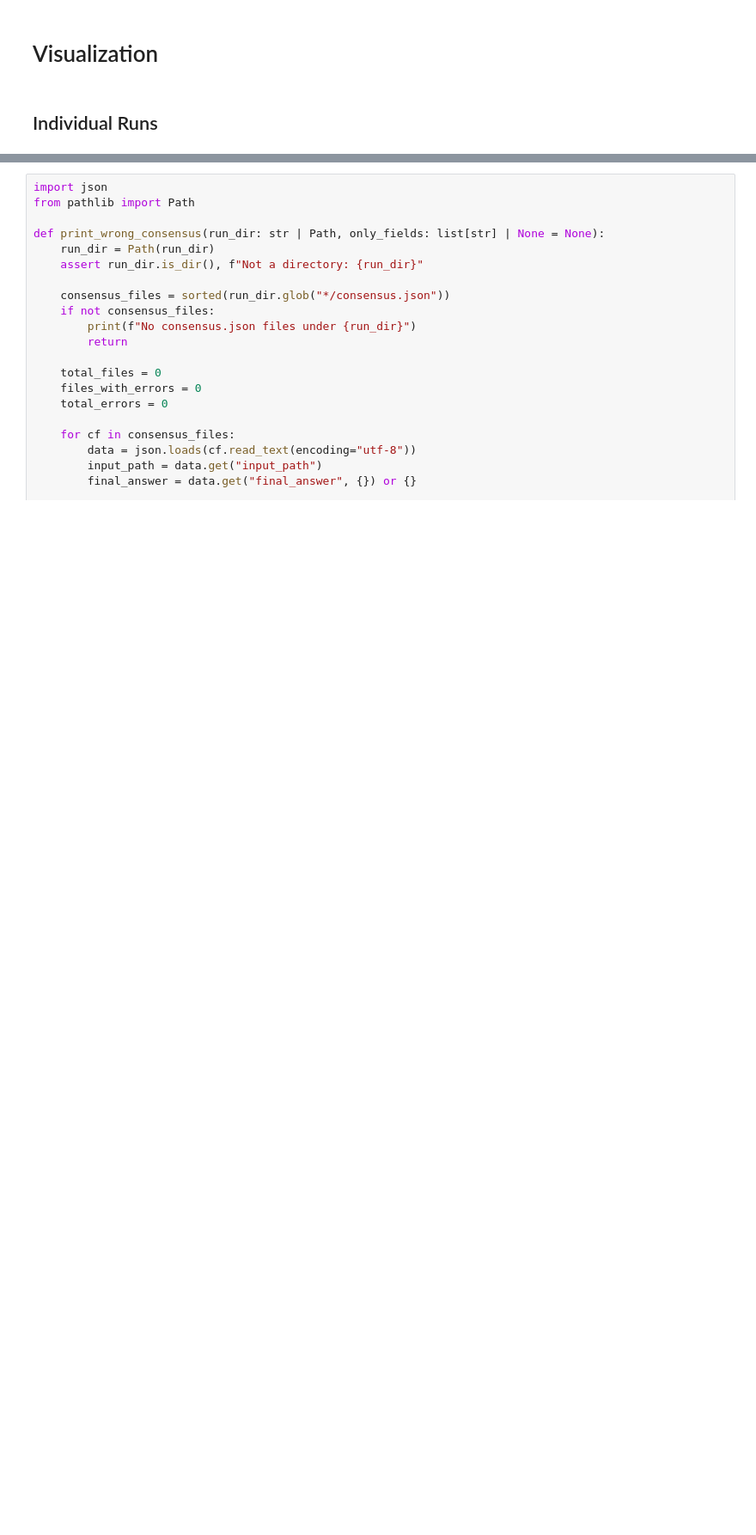
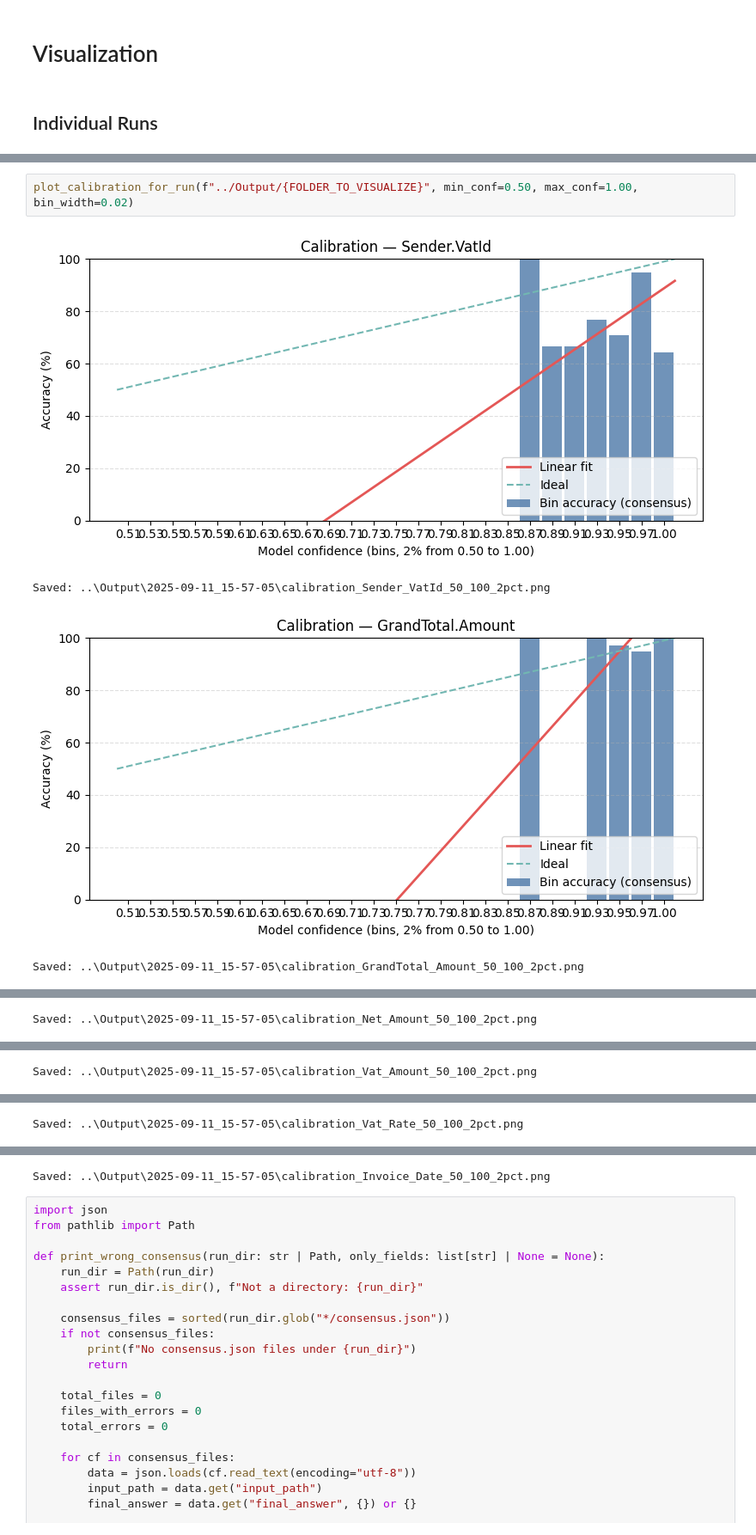
Before and after one commit to blumatix/bludelta-confidence-scores, a Jupyter notebook: Code/LLM-as-a-judge.ipynb, the cells around one changed output, grey strips where cells are left out. Shown: that part at 86% size. Cells and saved outputs as stored; diff of their text form; blank space fills up the shorter version.

Commit message:
Add modular window display for plots

```diff
--- a/Code/LLM-as-a-judge.ipynb
+++ b/Code/LLM-as-a-judge.ipynb
@@ -865,0 +833,7 @@ Saved: ..\Output\2025-09-11_15-57-05\calibration_Invoice_Date_90_100_1pct.png
+# %%
+plot_calibration_for_run(f"../Output/{FOLDER_TO_VISUALIZE}", min_conf=0.50, max_conf=1.00, bin_width=0.02)
+# %% [output]
+[figure, added]
+Saved: ..\Output\2025-09-11_15-57-05\calibration_Sender_VatId_50_100_2pct.png
+[figure, added]
+Saved: ..\Output\2025-09-11_15-57-05\calibration_GrandTotal_Amount_50_100_2pct.png
@@ -865,0 +841 @@ Saved: ..\Output\2025-09-11_15-57-05\calibration_Invoice_Date_90_100_1pct.png
+Saved: ..\Output\2025-09-11_15-57-05\calibration_Net_Amount_50_100_2pct.png
@@ -865,0 +843 @@ Saved: ..\Output\2025-09-11_15-57-05\calibration_Invoice_Date_90_100_1pct.png
+Saved: ..\Output\2025-09-11_15-57-05\calibration_Vat_Amount_50_100_2pct.png
@@ -865,0 +845 @@ Saved: ..\Output\2025-09-11_15-57-05\calibration_Invoice_Date_90_100_1pct.png
+Saved: ..\Output\2025-09-11_15-57-05\calibration_Vat_Rate_50_100_2pct.png
@@ -866,3 +847,4 @@ Saved: ..\Output\2025-09-11_15-57-05\calibration_Invoice_Date_90_100_1pct.png
+Saved: ..\Output\2025-09-11_15-57-05\calibration_Invoice_Date_50_100_2pct.png
 # %%
 import json
 from pathlib import Path
```
Also changed, not shown: parts of 4 cells of this notebook.
